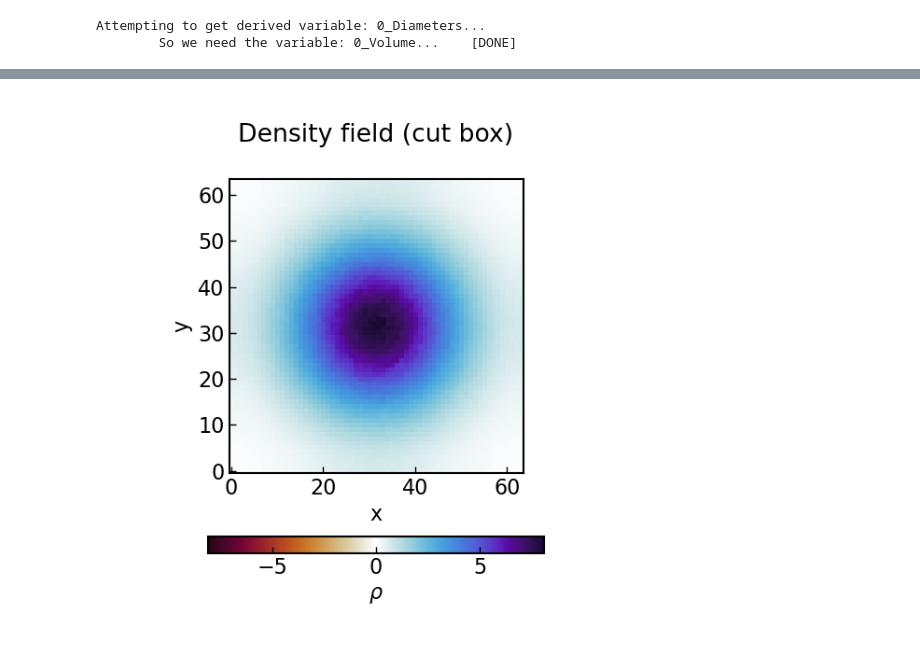
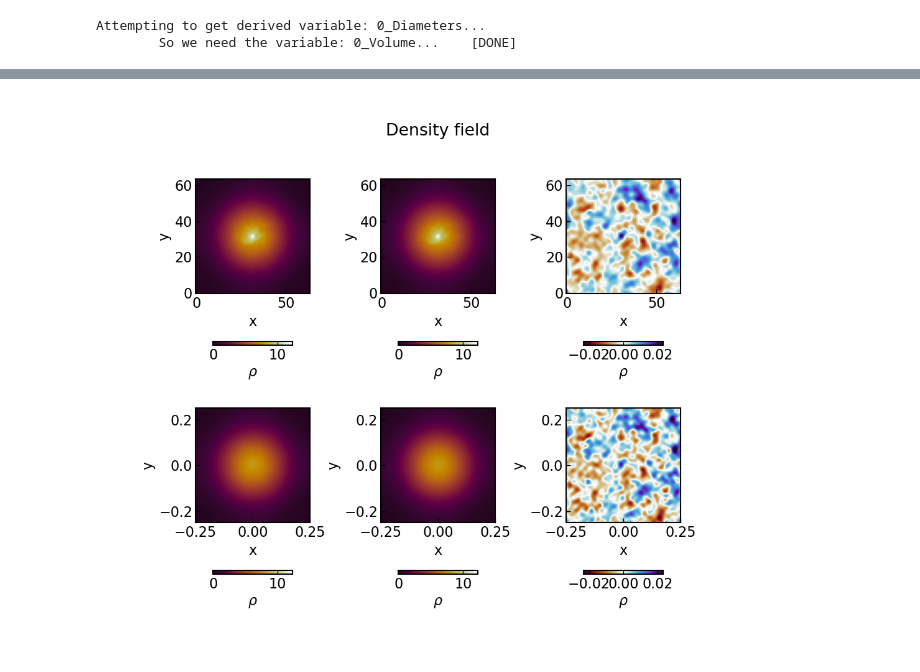
Before and after one commit to LorenzoLMP/turbocluster-public, a Jupyter notebook: examples/power_spectrum/example.ipynb, the cells around one changed output, grey strips where cells are left out. Cells and saved outputs as stored; diff of their text form; code cells hidden in the pictures.

```diff
--- a/examples/power_spectrum/example.ipynb
+++ b/examples/power_spectrum/example.ipynb
@@ -146,6 +176,9 @@ KX, KY, KZ = np.meshgrid(kx_vec, ky_vec, kz_vec, sparse=False, indexing='ij')
 
 K2 = KX**2 + KY**2 + KZ**2
 phases_rho = 2.0*np.pi*rng.uniform(low=-1.0, high=1.0, size=(nmax,nmax,nmax))
+phases_rho[K2==0] = 0.0
+
+phases_center = 0.5*(KX*widths[0] + KY*widths[1] + KZ*widths[2])
 
 K2min = (2.0*np.pi/widths[0])**2 + (2.0*np.pi/widths[1])**2 + (2.0*np.pi/widths[2])**2
 # K2min *= 9
@@ -153,15 +186,16 @@ power_law_exponent = -5./3.
 # energy per 3D mode \times k^2 = E(k) \sim k^power_law_exponent
 # ==> energy per 3D mode \sim k^[(power_law_exponent-2)/2]
 ampl = np.zeros(K2.shape)
-# ampl = np.where(K2>9*K2min,1e-3*np.sqrt(K2/K2min)**(0.5*(power_law_exponent-2.)),0.0)
-ampl = np.where(K2==0,2.*np.pi,ampl)
+ampl = np.where(K2>3*K2min,1e-3*np.sqrt(K2/K2min)**(0.5*(power_law_exponent-2.)),0.0)
+ampl = np.where(K2==0,1.0,ampl)
 
-amplitudes_rho_fluct = nfreq_tot*ampl*np.exp(1j*phases_rho)
+amplitudes_rho_fluct = nfreq_tot*ampl*np.exp(1j*phases_rho)*np.exp(1j*phases_center)
 # amplitudes_rho_fluct *= np.exp(1j*0.5*(KX*widths[0] + KY*widths[1] + KZ*widths[2]))
 amplitudes_rho_fluct = enforce_hermitian(amplitudes_rho_fluct)
 
-phases_rho_gauss = 0.5*(KX*widths[0] + KY*widths[1] + KZ*widths[2])
+
 amplitudes_rho_backgr = nfreq_tot*np.exp(-0.5*K2*sigma**2)*np.exp(1j*0.0)
+# *np.exp(1j*phases_center)
 
 fluct_rhofield = np.zeros(snap['0_Density'].shape)
 background_rhofield = np.zeros(snap['0_Density'].shape)
@@ -179,6 +213,8 @@ background_rhofield[mhat.index] = np.real(finufft.nufft3d2(((2.0*np.pi/widths[0]
 
 
 snap['0_synthetic_rhofield'] = background_rhofield * (fluct_rhofield) * density_unit
+snap['0_synthetic_backg'] = background_rhofield * density_unit
+snap['0_synthetic_fluct'] = (fluct_rhofield - 1.0) * density_unit
 # snap['0_synthetic_rhofield'] = background_rhofield * (1.0) * density_unit
 # %%
 fluct_rhofield[mhat.index].min()
@@ -204,4 +247,6 @@ depo = tc.DepositCartesianGrid(snap, center, widths, npoints=ngrid,
 # %%
 
 ## deposit density to cartesian grid
-density_cartesian = depo.deposit_variable('0_synthetic_rhofield', weight='0_Volume')
+density_total = depo.deposit_variable('0_synthetic_rhofield', weight='0_Volume')
+density_backg = depo.deposit_variable('0_synthetic_backg', weight='0_Volume')
+density_fluct = depo.deposit_variable('0_synthetic_fluct', weight='0_Volume')
@@ -212,31 +253,74 @@ $8.2218587 \;\mathrm{arepo\_density}\times\mathrm{\frac{h^{2}}{a^{3}}}$
 # %%
+dens_tot = density_total[:,:,int(ngrid//2)-1].T
+dens_fluct = density_fluct[:,:,int(ngrid//2)-1].T
+dens_back = density_backg[:,:,int(ngrid//2)-1].T
 
-dens_cart_cut = density_cartesian[:,:,int(ngrid//2)-1].value
-vmax = np.max(np.abs(dens_cart_cut))
+dens_tot_slicer = slicer.slice_variable('0_synthetic_rhofield').value
+dens_fluct_slicer = slicer.slice_variable('0_synthetic_fluct').value
+dens_back_slicer = slicer.slice_variable('0_synthetic_backg').value
+
+dens_tot = dens_tot.value
+dens_fluct = dens_fluct.value
+dens_back = dens_back.value
+
+vmax = np.max(np.abs(dens_tot))
 vmin = -vmax
-norm = Normalize(vmin=vmin,vmax=vmax)
-# cmap = cmr.fall
-cmap = cmr.fusion
+norm1 = Normalize(vmin=0.,vmax=vmax)
 
-fig, axes = plt.subplots(figsize=(6,6),sharex=True, sharey=True)
+vmax = np.max(np.abs(dens_fluct))
+vmin = -vmax
+norm2 = Normalize(vmin=vmin,vmax=vmax)
 
-im1 = axes.imshow(
-    dens_cart_cut, origin='lower', norm=norm, cmap=cmap)
+cmap1 = cmr.fall
+cmap2 = cmr.fusion
 
-axes.set_xlabel('x')
-axes.set_ylabel('y')
+fig, ax = plt.subplots(2,3,figsize=(11,9))
 
-cbar = fig.colorbar(im1, orientation='horizontal',shrink=0.75)
-cbar.set_label(r'$\rho$')
+ims = []
+
+im00 = ax[0,0].imshow(
+    dens_tot, origin='lower', norm=norm1, cmap=cmap1)
+ims.append(im00)
+
+im01 = ax[0,1].imshow(
+    dens_back, origin='lower', norm=norm1, cmap=cmap1)
+ims.append(im01)
+
+im02 = ax[0,2].imshow(
+    dens_fluct, origin='lower', norm=norm2, cmap=cmap2)
+ims.append(im02)
+
+im10 = ax[1,0].imshow(
+    dens_tot_slicer, origin='lower', norm=norm1, cmap=cmap1, extent=extent.value)
+ims.append(im10)
+
+im11 = ax[1,1].imshow(
+    dens_back_slicer, origin='lower', norm=norm1, cmap=cmap1, extent=extent.value)
+ims.append(im11)
+
+im12 = ax[1,2].imshow(
+    dens_fluct_slicer, origin='lower', norm=norm2, cmap=cmap2, extent=extent.value)
+ims.append(im12)
+
+for i in range(2):
+    for j in range(3):
+        ax[i,j].set_xlabel('x')
+        ax[i,j].set_ylabel('y')
+        el = i*3 + j
+        # print(el)
+        cbar = fig.colorbar(ims[el], ax=ax[i,j], orientation='horizontal',shrink=0.45, pad=0.25)
+        cbar.set_label(r'$\rho$')
+
+
 
 fig.subplots_adjust(top=0.85,
 bottom=0.1,
 left=0.10,
 right=0.90,
-hspace=0.0,
+hspace=0.2,
 wspace=0.05)
 
-fig.suptitle('Density field (cut box)',y=0.95)
+fig.suptitle('Density field',y=0.95)
 
 # plt.savefig('./../../plots/power-spectra/'+savename+'.pdf',dpi=400)
 # %% [output]
@@ -244,2 +328,2 @@ Text(0.5, 0.95, 'Density field (cut box)')
-[figure, old version]
+[figure, new version]
 # %%
```
Also changed, not shown: parts of 16 cells of this notebook, 3 other files.
